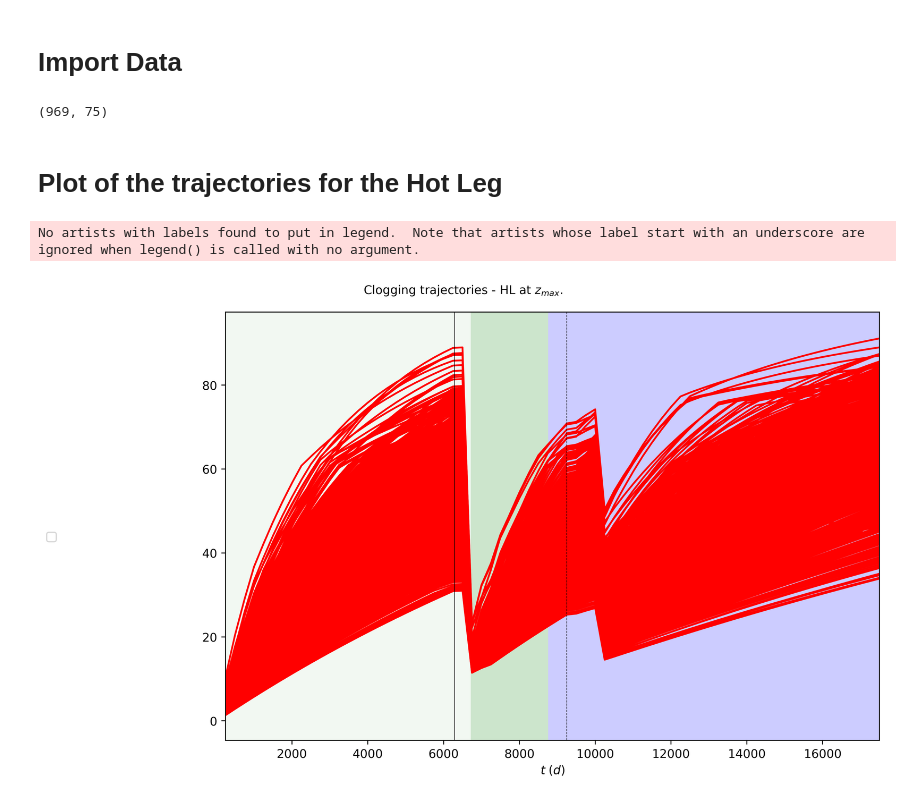
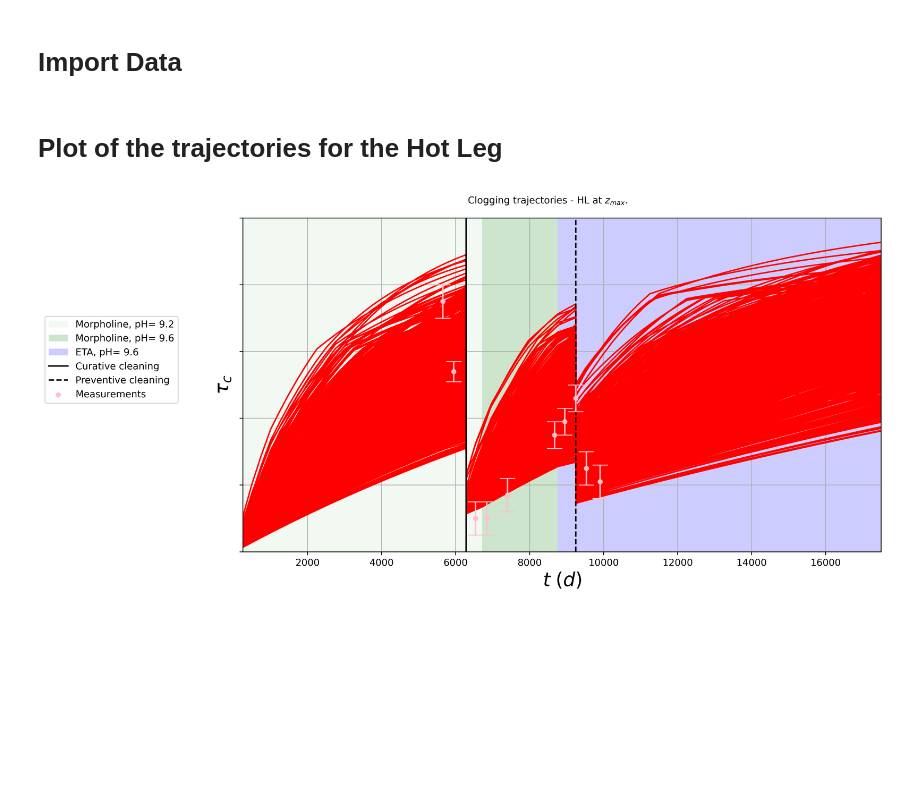
Before and after one commit to EdgarJaber/SA-for-clogging-code, a Jupyter notebook: IJUQ_AGS_23/scripts/TPD.ipynb, the cells around one changed output. Drawn from its saved outputs; the diff is of its cells as text; code cells hidden in the pictures; blank space fills up the shorter version.

```diff
--- a/IJUQ_AGS_23/scripts/TPD.ipynb
+++ b/IJUQ_AGS_23/scripts/TPD.ipynb
@@ -19,18 +19,17 @@ plt.rcParams['figure.dpi']= 500
 dataset_HL = ot.Sample.ImportFromCSVFile('../data/DataSet_HL.csv')
 # %%
 # Time indices in days
-t = [i*250 for i in range(75)]
+t = np.load('../data/SG_time.npy')
 # %%
 # Clogging output as a function of time
 outputSample = dataset_HL[:,7:]
-# %%
-np.asarray(outputSample).shape
-# %% [output]
-(969, 75)
 # %%
 # Parameters of the Steam Generator
 input_dic = {}
-input_dic['SG'] = json.load(open('../data/data.json'))
+input_dic['SG'] = json.load(open('../data/SG_cleaning_conditioning.json'))
+# %%
+# The raw data from measurements
+measurements = np.load('../data/SG_TE.npy')
 # %%
 # Color scheme for chemical conditioning
 colors_ch = {'Morpholine': {'9.2': ['g', 0.05], '9.6': ['g', 0.2]},
@@ -39,39 +38,51 @@ colors_ch = {'Morpholine': {'9.2': ['g', 0.05], '9.6': ['g', 0.2]},
 # %% [markdown]
 # Plot of the trajectories for the Hot Leg
 # %%
-#Plot for different
 nrow, ncol = 1, 1
 fig, axs = plt.subplots(nrow, ncol, figsize=(10,6), layout='tight')
 
+#Chemical conditioning
 cond = input_dic['SG']['chimie']['conditionnementSecondaire']
 for k in range(len(cond)):
     if k == len(cond)-1:
         t_i, t_f = cond[k]['nbHeuresExploit']/24, max(t)
     else:
         t_i, t_f = cond[k]['nbHeuresExploit']/24, cond[k+1]['nbHeuresExploit']/24
     c = cond[k]
     typ = colors_ch[c['type']]
     col = typ[str(c['ph'])]
-    axs.axvspan(t_i, t_f, facecolor=col[0], alpha = col[1])
+    axs.axvspan(t_i, t_f, facecolor=col[0], alpha = col[1], label='{0}, pH= {1}'.format(c['type'], c['ph']))
 
+#Clogging trajectories
+axs.grid()
 for i in range(969):
-    axs.plot(t,np.asarray([0] + list(outputSample[i])), c='r')
+    axs.plot(t,outputSample[i], c='r')
 axs.set_xlim(250,17500)
-axs.set_xlabel(r'$t\;(d)$')
+axs.set_ylim(0,100)
+axs.axes.yaxis.set_ticklabels([])
+axs.set_xlabel(r'$t\;(d)$', fontsize=20)
+axs.set_ylabel(r'$\tau_c$', fontsize=20)
 
+#Cleaning dates
 nett = input_dic['SG']['chimie']['nettoyage']
 for k in range(len(nett)):
     if nett[k]['type'] == 'curatif':
-        axs.axvline(x=nett[k]['nbHeuresExploit']/24, color = 'k', linestyle='-', linewidth=0.5)
+        axs.axvline(x=nett[k]['nbHeuresExploit']/24, color='k', linestyle='-', linewidth=1.5, label='Curative cleaning')
 
     elif nett[k]['type'] == 'preventif':
-        axs.axvline(x=nett[k]['nbHeuresExploit']/24, color = 'k', linestyle='--', linewidth=0.5)
+        axs.axvline(x=nett[k]['nbHeuresExploit']/24, color='k', linestyle='--', linewidth=1.5, label='Preventive cleaning')
 
-axs.legend(bbox_to_anchor=(-0.25,0.5))
+#Raw measurements
+axs.scatter(measurements[0], measurements[1], color='gold', label='Measurements', s=75.0, marker='.', zorder=3)
+axs.errorbar(measurements[0], measurements[1], yerr=measurements[2], fmt='none', capsize=8, ecolor='gold', zorder=3)
 
-fig.suptitle(r'Clogging trajectories - HL at $z_{max}$.', fontsize=10)
+#Legend
+lines_labels = [ax.get_legend_handles_labels() for ax in fig.axes]
+lines, labels = [sum(lol, []) for lol in zip(*lines_labels)]
+fig.legend(lines, labels, bbox_to_anchor=(-0.03,0.7))
+
+fig.suptitle(r'969 Clogging trajectories - HL at $z_{max}$.', fontsize=10)
 fig.savefig('../plots/TPD/TPD_MC_trajectories.pdf', format='pdf')
 fig.savefig('../plots/TPD/TPD_MC_trajectories.png', format='png')
 # %% [output]
-No artists with labels found to put in legend.  Note that artists whose label start with an underscore are ignored when legend() is called with no argument.
-[figure, old version]
+[figure, new version]
```
Also changed, not shown: 8 other files.
